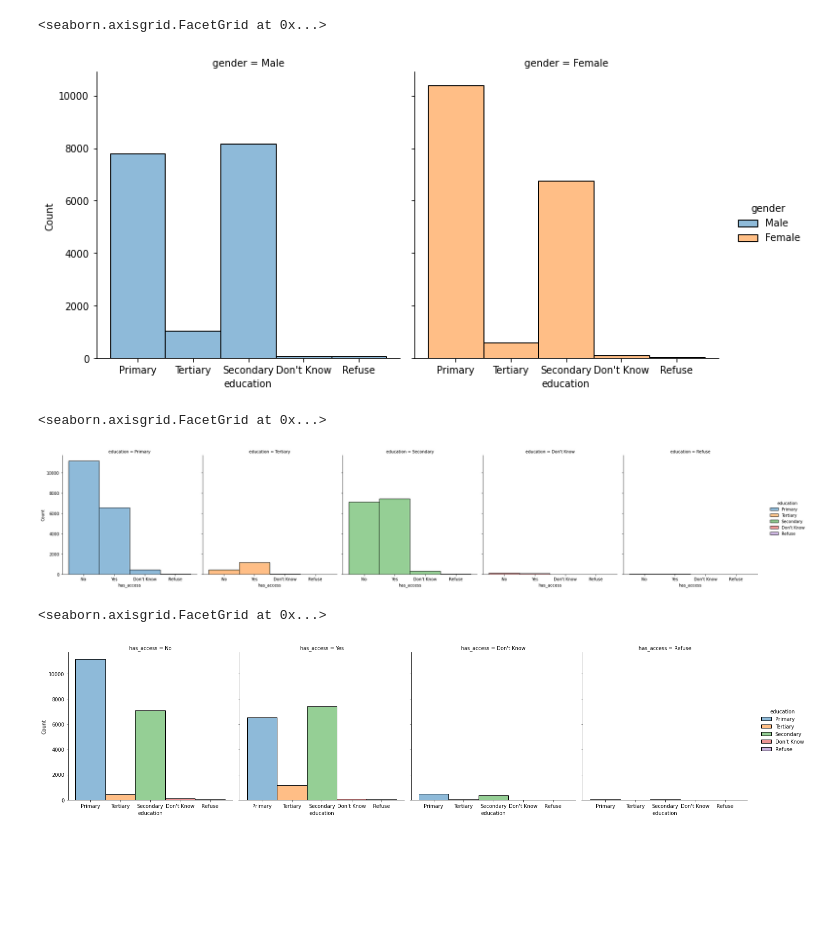
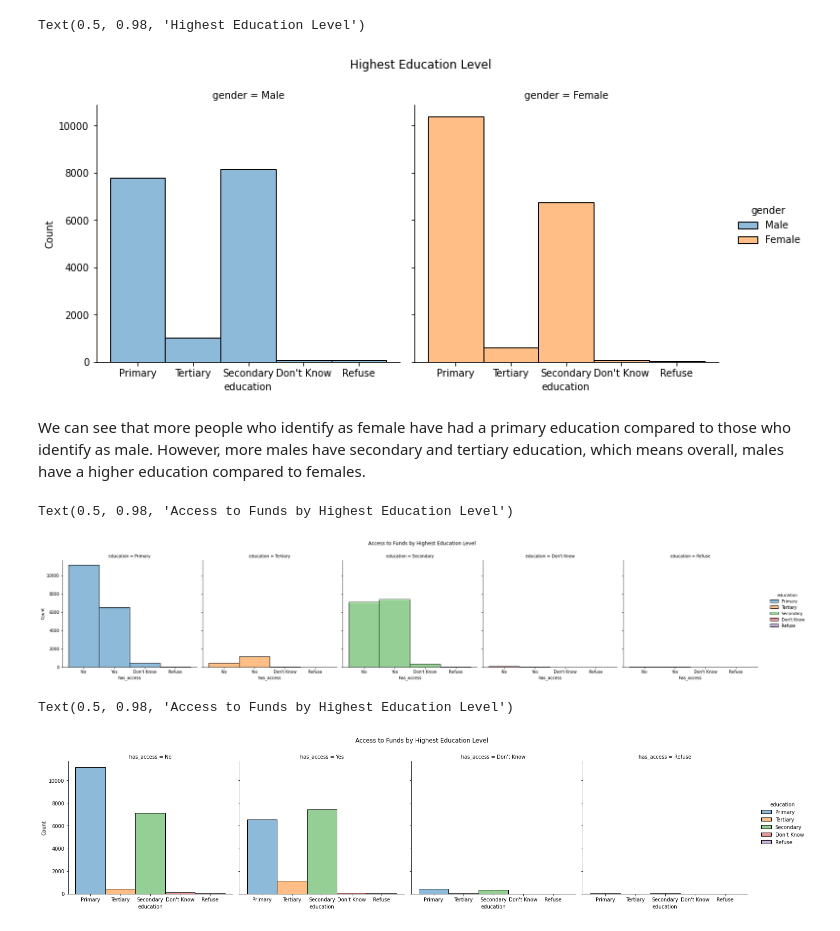
Before and after one commit to sds-capstone/2022-09-proj7-women-at-table, a Jupyter notebook: CapstoneDataAnalysis.ipynb, the cells around one changed output. Drawn from its saved outputs; the diff is of its cells as text; code cells hidden in the pictures; blank space fills up the shorter version.

```diff
--- a/CapstoneDataAnalysis.ipynb
+++ b/CapstoneDataAnalysis.ipynb
@@ -72,20 +60,31 @@ dem_df.head()
 # %%
 #@title Education by Gender
-sns.displot(x="education", col= "gender", hue= "gender", data=dem_df)
+ebg = sns.displot(x="education", col= "gender", hue= "gender", data=dem_df)
+
+ebg.fig.subplots_adjust(top=.85)
+ebg.fig.suptitle('Highest Education Level')
 # %% [output]
-<seaborn.axisgrid.FacetGrid at 0x...>
+Text(0.5, 0.98, 'Highest Education Level')
-[figure, old version]
+[figure, new version]
+# %% [markdown]
+We can see that more people who identify as female have had a primary education compared to those who  identify as male. However, more males have secondary and tertiary education, which means overall, males have a higher education compared to females.
 # %%
 #@title Edcuation & Access
 
-sns.displot(x="has_access", hue= "education", col= "education", data=dem_df)
+educ_access = sns.displot(x="has_access", hue= "education", col= "education", data=dem_df)
+
+educ_access.fig.subplots_adjust(top=.85)
+educ_access.fig.suptitle('Access to Funds by Highest Education Level')
 # %% [output]
-<seaborn.axisgrid.FacetGrid at 0x...>
+Text(0.5, 0.98, 'Access to Funds by Highest Education Level')
-[figure, old version]
+[figure, new version]
 # %%
 #@title Edcuation & Access - flipped
 
-sns.displot(x="education", hue= "education", col= "has_access", data=dem_df)
+educ_access2 = sns.displot(x="education", hue= "education", col= "has_access", data=dem_df)
+
+educ_access2.fig.subplots_adjust(top=.85)
+educ_access2.fig.suptitle('Access to Funds by Highest Education Level')
 # %% [output]
-<seaborn.axisgrid.FacetGrid at 0x...>
+Text(0.5, 0.98, 'Access to Funds by Highest Education Level')
-[figure, old version]
+[figure, new version]
```
Also changed, not shown: parts of 12 cells of this notebook.
